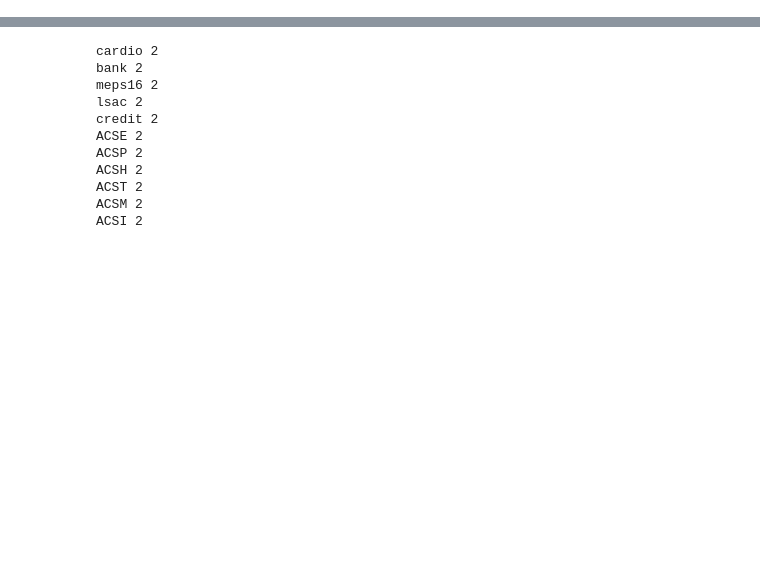
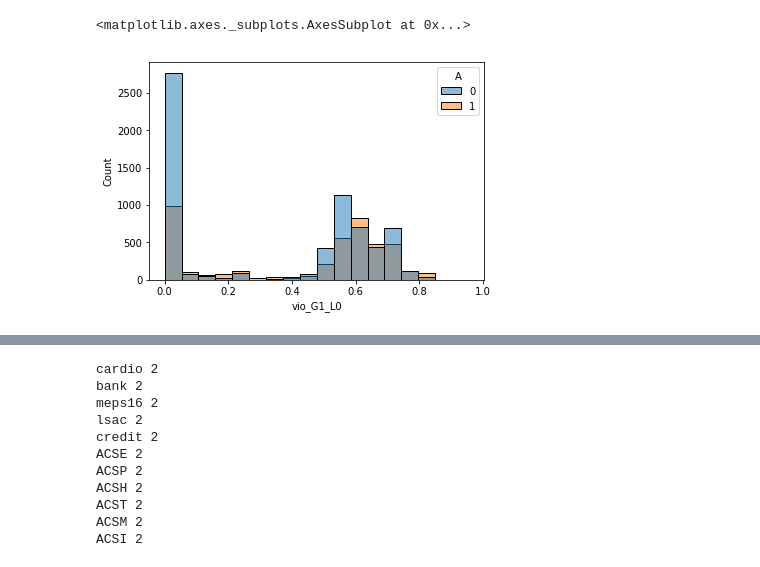
Before and after one commit to KeYang0923/NonInvasiveTool4FairML, a Jupyter notebook: Test.ipynb, the cells around one changed output, grey strips where cells are left out. Saved outputs shown, nothing was run; the diff lists cells and outputs as text; code cells hidden in the pictures; blank space fills up the shorter version.

```diff
--- a/Test.ipynb
+++ b/Test.ipynb
@@ -79,0 +68,5 @@ raw_df.shape[0]
+# %%
+sns.histplot(x='vio_G1_L0', data=tr_df, hue='A')
+# %% [output]
+<matplotlib.axes._subplots.AxesSubplot at 0x...>
+[figure, added]
```
Also changed, not shown: parts of 14 cells of this notebook, 7 other files.
